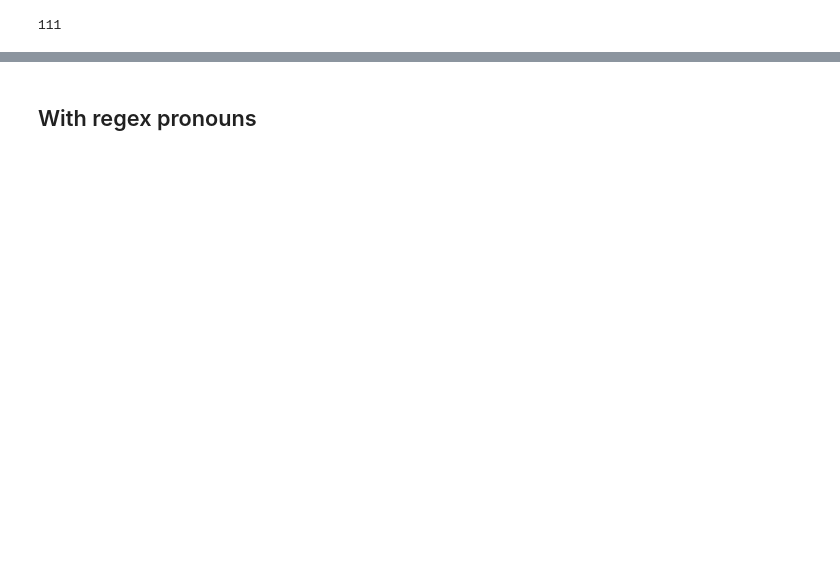
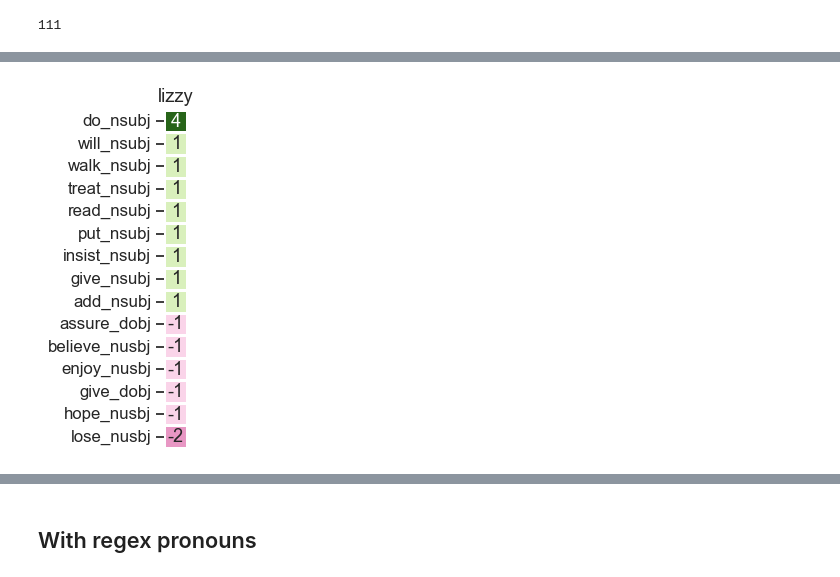
Before and after one commit to maartensap/riveter-nlp, a Jupyter notebook: riveter/demo.ipynb, the cells around one changed output, grey strips where cells are left out. Drawn from its saved outputs; the diff is of its cells as text; code cells hidden in the pictures; blank space fills up the shorter version.

```diff
--- a/riveter/demo.ipynb
+++ b/riveter/demo.ipynb
@@ -293,0 +291,4 @@ riveter.plot_verbs_for_persona('sir')
+# %%
+riveter.plot_verbs_for_persona('lizzy', figsize=(2,4), output_path='/Users/maria/Desktop/heatmap.pride_and_prejudice.lizzy.pdf')
+# %% [output]
+[figure, added]
```
Also changed, not shown: parts of 53 cells of this notebook, 1 other file.
